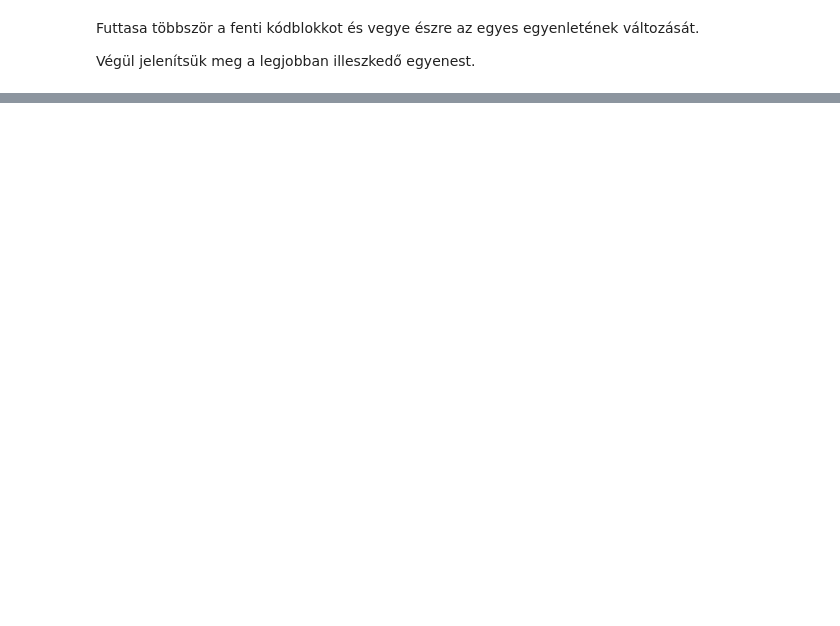
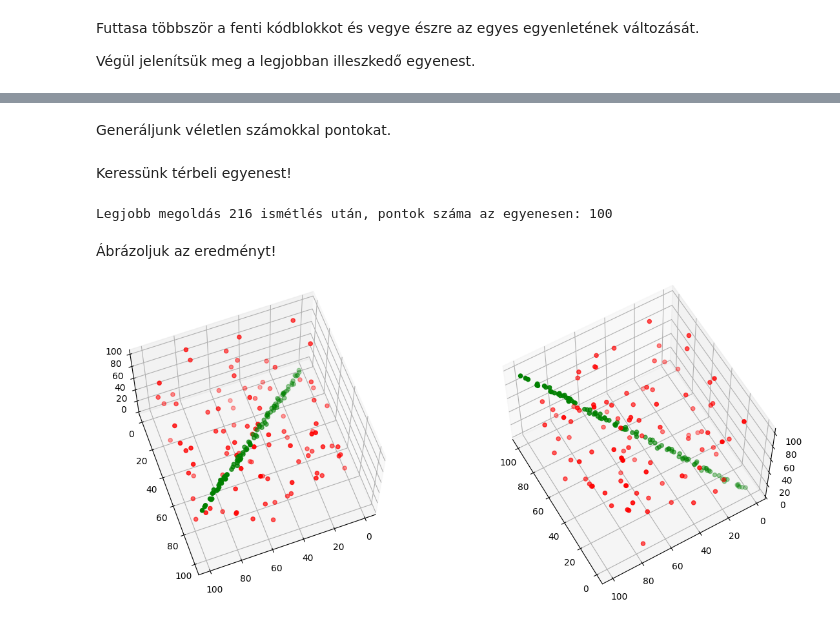
Before and after one commit to OSGeoLabBp/tutorials, a Jupyter notebook: hungarian/ransac/ransac_vonal.ipynb, the cells around one changed output, grey strips where cells are left out. Drawn from its saved outputs; the diff is of its cells as text; code cells hidden in the pictures; blank space fills up the shorter version.

Commit message:
3D line added

```diff
--- a/hungarian/ransac/ransac_vonal.ipynb
+++ b/hungarian/ransac/ransac_vonal.ipynb
@@ -96,0 +132,2 @@ _ = ax.set_title('RANSAC vonal')
+# %% [markdown]
+Generáljunk véletlen számokkal pontokat.
@@ -96,0 +157,45 @@ _ = ax.set_title('RANSAC vonal')
+# %% [markdown]
+Keressünk térbeli egyenest!
+# %%
+best_n = 0          # number of points on the best fit line so far
+best_i = 0          # iteration index of best fit line so far
+for i in np.arange(rep):
+    # select two random points
+    p = []  # list of random indices for points
+    while len(p) != 2:
+        p = list(set(np.random.randint(n+k, size=2))) # remove repeated random integers
+    p1 = points[p[0]]   # randomly selected 1st point
+    p2 = points[p[1]]   # randomly selected 2nd point
+    # select close points
+    inliers = []
+    for j in range(points.shape[0]):
+        p0 = points[j]
+        pt = point2line(p1, p2, p0)
+        if dist(pt, p0) < tolerance:
+            inliers.append(j)
+    if len(inliers) > best_n:
+        # better solution found
+        best_n = len(inliers)
+        best_i = i
+        best_inliers = inliers[:]
+        #best_line = l1.copy()
+print(f'Legjobb megoldás {best_i} ismétlés után, pontok száma az egyenesen: {best_n} ')
+# %% [output]
+Legjobb megoldás 216 ismétlés után, pontok száma az egyenesen: 100
+# %% [markdown]
+Ábrázoljuk az eredményt!
+# %%
+mask = mask = np.ones(points.shape[0], dtype=bool)
+mask[best_inliers] = False
+outliers = points[mask]
+fig = plt.figure(figsize=(14, 6))
+ax0 = fig.add_subplot(121, projection='3d')
+ax1 = fig.add_subplot(122, projection='3d')
+ax0.scatter(outliers[:, 0], outliers[:, 1], outliers[:, 2], label="Zaj", c='red')
+ax0.scatter(points[best_inliers, 0], points[best_inliers, 1], points[best_inliers, 2], c='green')
+ax1.scatter(points[mask, 0], points[mask, 1], points[mask, 2], label="zaj", c='red')
+ax1.scatter(points[best_inliers, 0], points[best_inliers, 1], points[best_inliers, 2], c='green')
+ax0.view_init(65, 70)
+ax1.view_init(60, 150)
+# %% [output]
+[figure, added]
```
Also changed, not shown: parts of 8 cells of this notebook.
